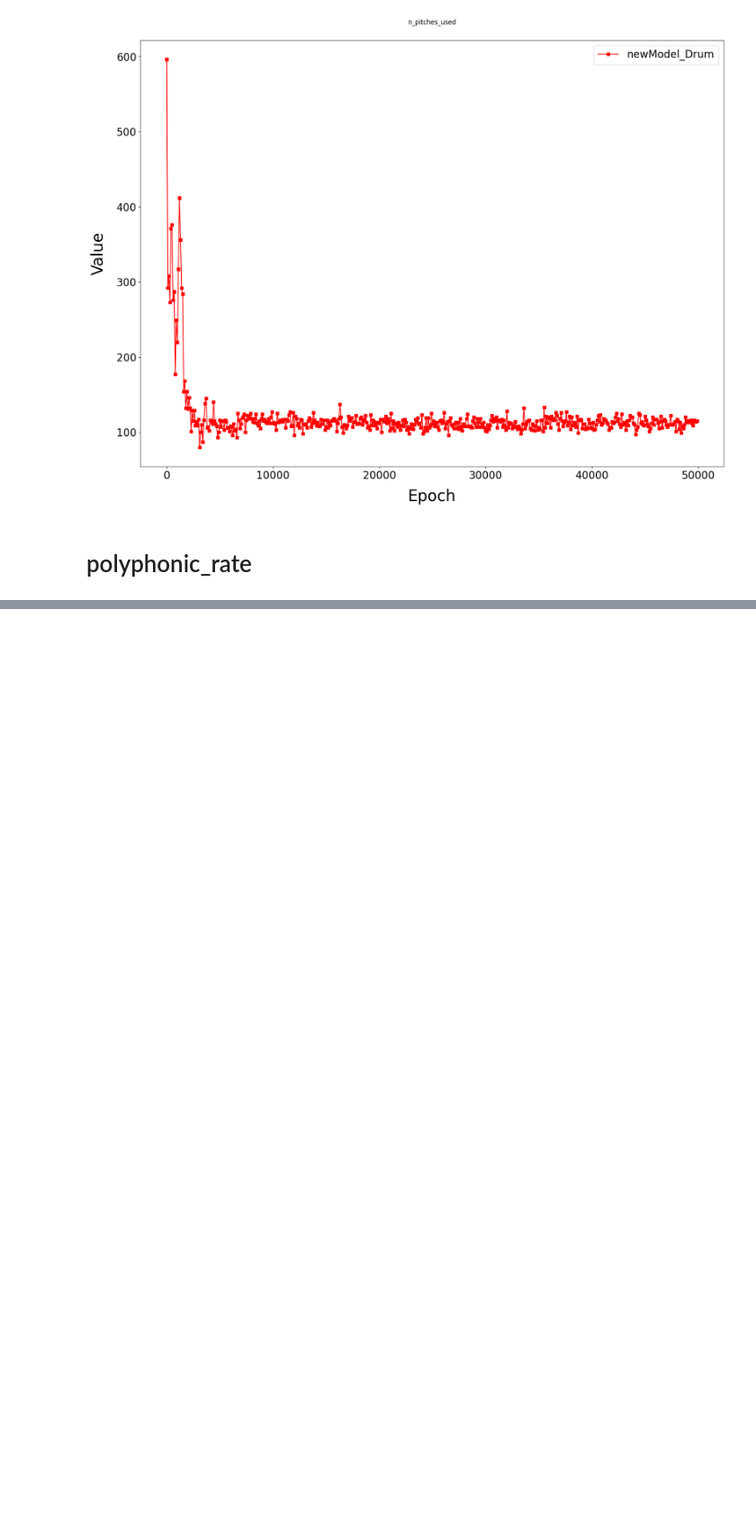
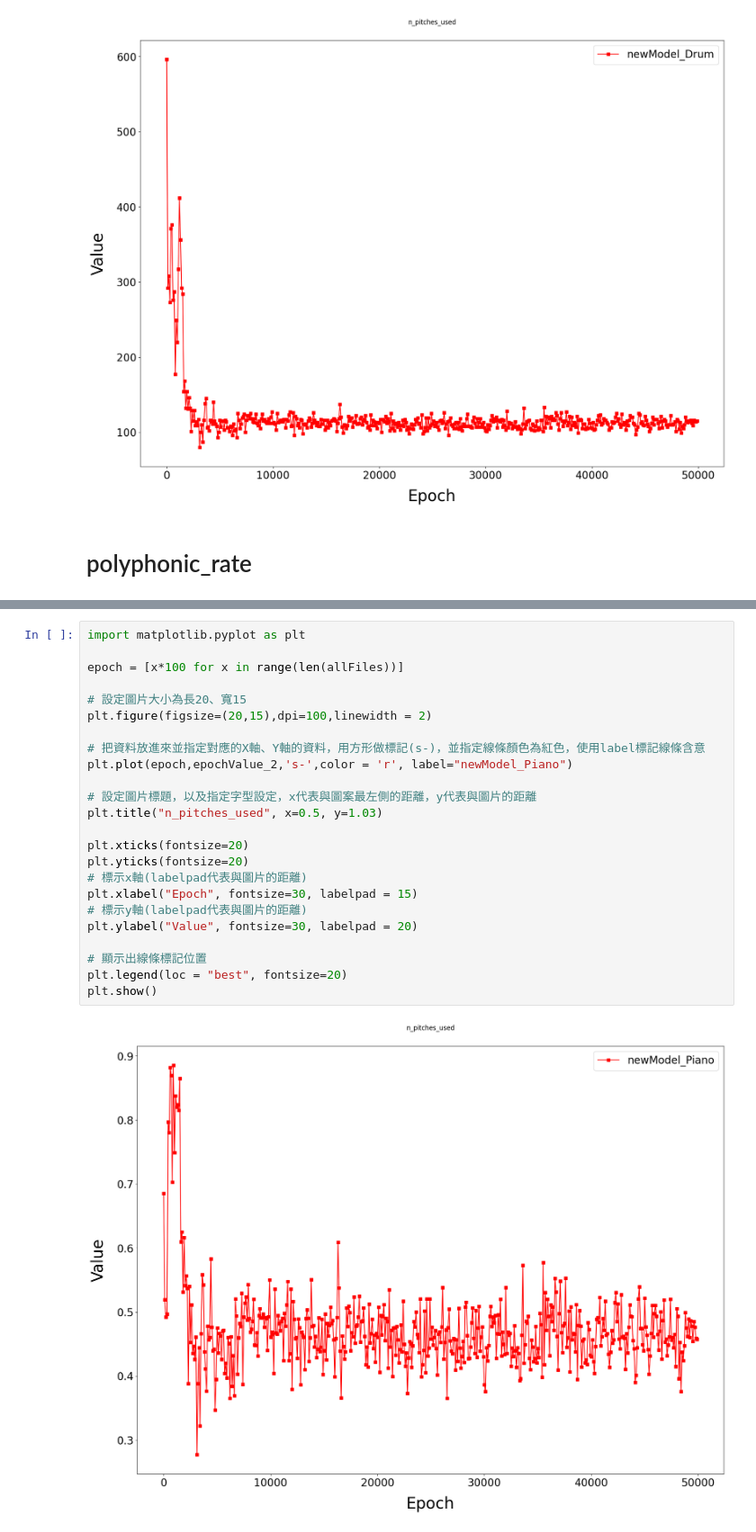
Before and after one commit to Han1018/BeatGAN, a Jupyter notebook: Results/CollectRef.ipynb, the cells around one changed output, grey strips where cells are left out. Shown at 90% size. Cells and saved outputs as stored; diff of their text form; blank space fills up the shorter version.

```diff
--- a/Results/CollectRef.ipynb
+++ b/Results/CollectRef.ipynb
@@ -225,0 +256,26 @@ plt.show()
+# %%
+import matplotlib.pyplot as plt
+
+epoch = [x*100 for x in range(len(allFiles))]
+
+# 設定圖片大小為長20、寬15
+plt.figure(figsize=(20,15),dpi=100,linewidth = 2)
+
+# 把資料放進來並指定對應的X軸、Y軸的資料，用方形做標記(s-)，並指定線條顏色為紅色，使用label標記線條含意
+plt.plot(epoch,epochValue_2,'s-',color = 'r', label="newModel_Piano")
+
+# 設定圖片標題，以及指定字型設定，x代表與圖案最左側的距離，y代表與圖片的距離
+plt.title("n_pitches_used", x=0.5, y=1.03)
+
+plt.xticks(fontsize=20)
+plt.yticks(fontsize=20)
+# 標示x軸(labelpad代表與圖片的距離)
+plt.xlabel("Epoch", fontsize=30, labelpad = 15)
+# 標示y軸(labelpad代表與圖片的距離)
+plt.ylabel("Value", fontsize=30, labelpad = 20)
+
+# 顯示出線條標記位置
+plt.legend(loc = "best", fontsize=20)
+plt.show()
+# %% [output]
+[figure, added]
```
Also changed, not shown: parts of 2 cells of this notebook.
